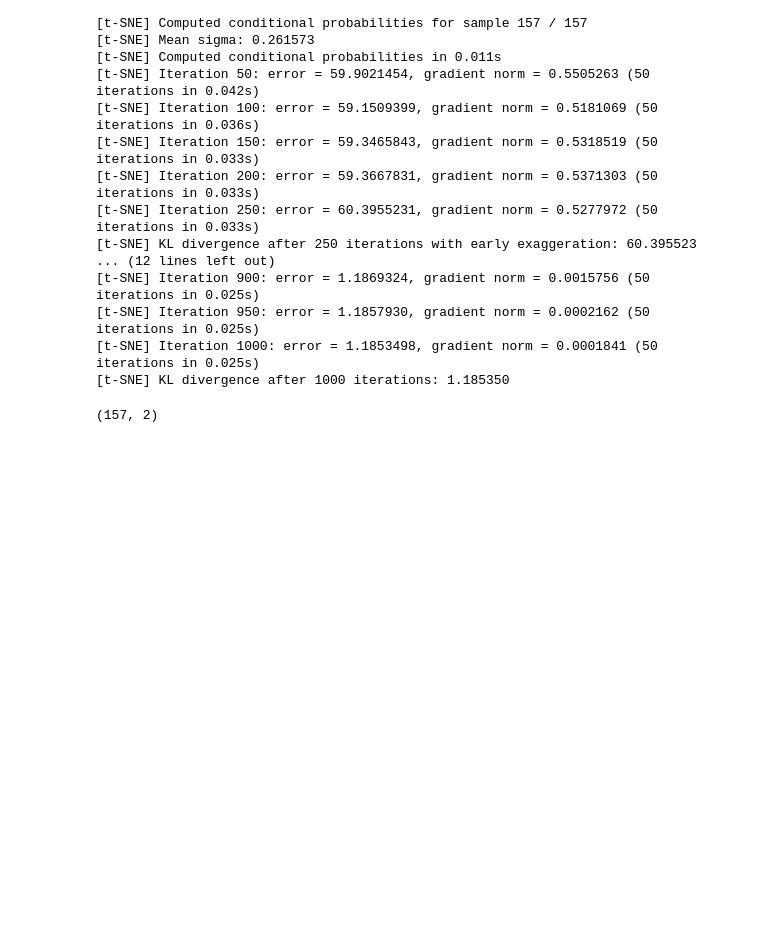
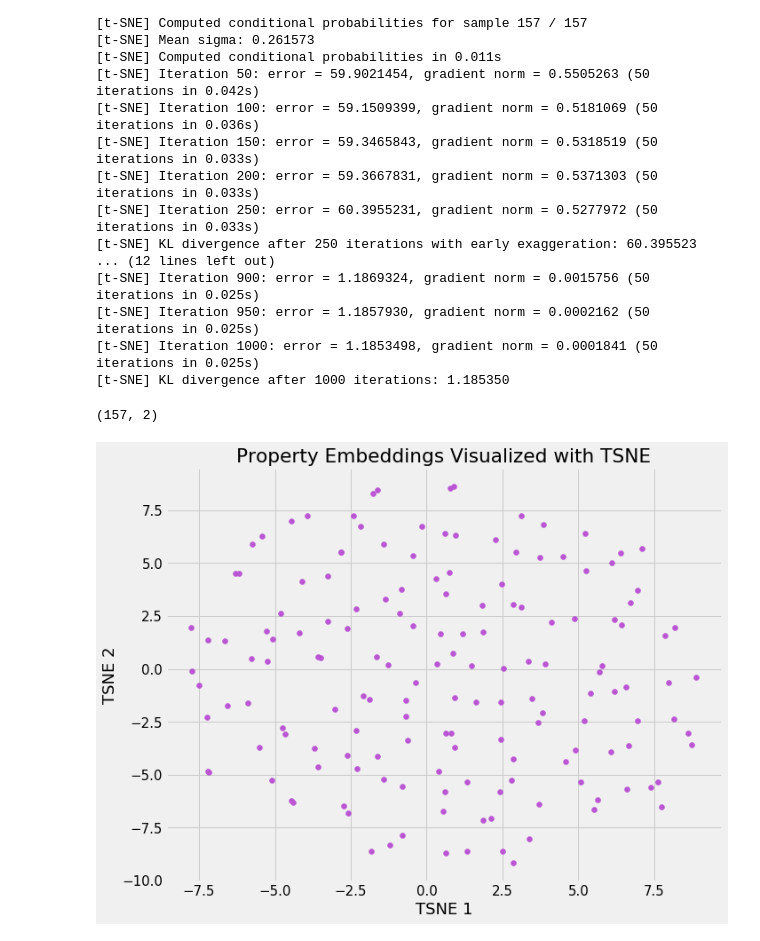
Before and after one commit to fpleoni/where_do_we_go_from_here, a Jupyter notebook: jupyter_notebooks/using_embeddings_from_first_attempt.ipynb, the cells around one changed output. Drawn from its saved outputs; the diff is of its cells as text; code cells hidden in the pictures; blank space fills up the shorter version.

```diff
--- a/jupyter_notebooks/using_embeddings_from_first_attempt.ipynb
+++ b/jupyter_notebooks/using_embeddings_from_first_attempt.ipynb
@@ -202,5 +202,7 @@ properties_reduced.shape
 (157, 2)
 # %%
 plt.figure(figsize = (10, 8))
-plt.scatter(hotels_reduced[:, 0], hotels_reduced[:, 1], c = "darkcyan")
-plt.xlabel("TSNE 1"); plt.ylabel("TSNE 2"); plt.title("Hotel Embeddings Visualized with TSNE");
+plt.scatter(properties_reduced[:, 0], properties_reduced[:, 1], c = "mediumorchid")
+plt.xlabel("TSNE 1"); plt.ylabel("TSNE 2"); plt.title("Property Embeddings Visualized with TSNE");
+# %% [output]
+[figure, added]
```
Also changed, not shown: 1 other file.
